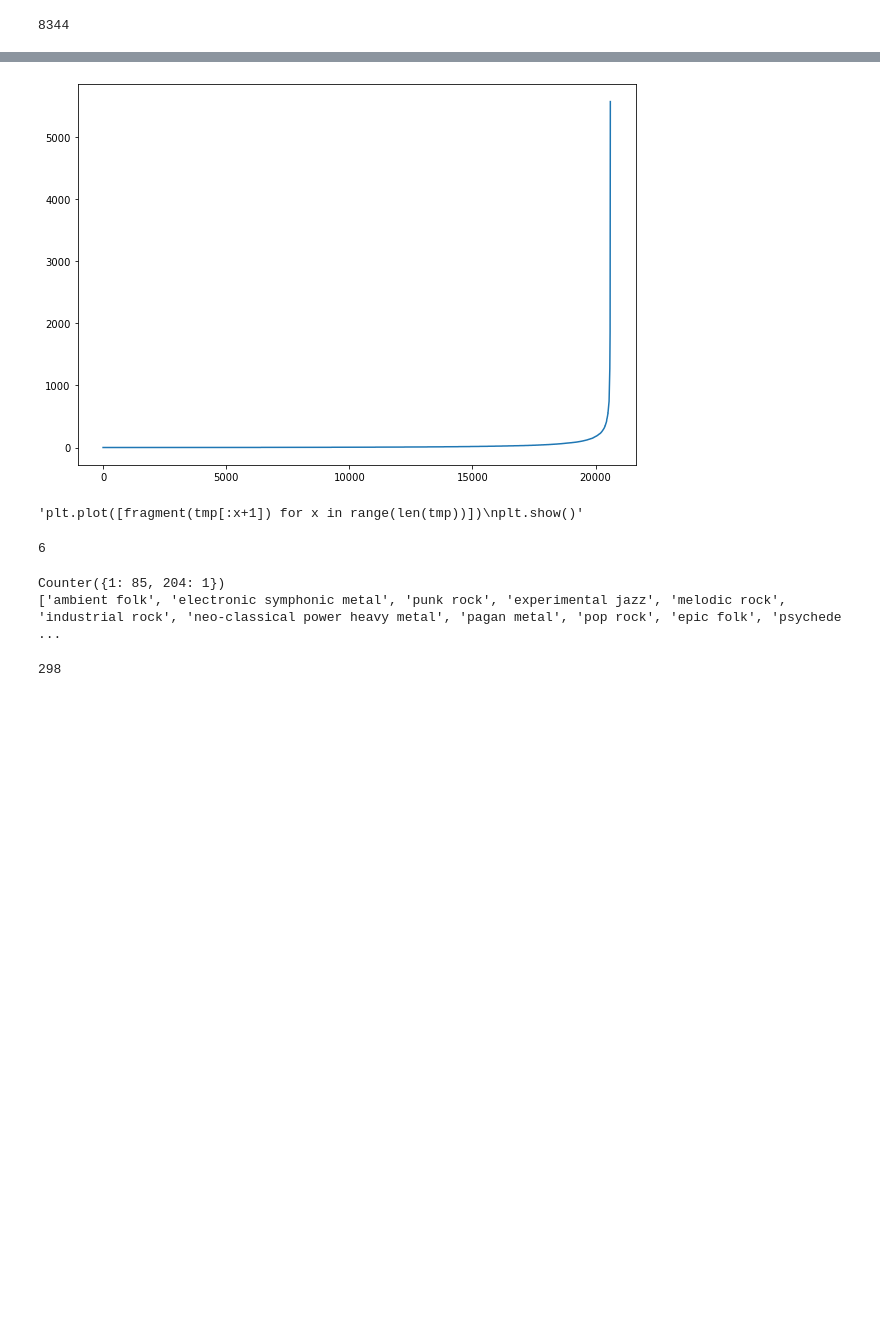
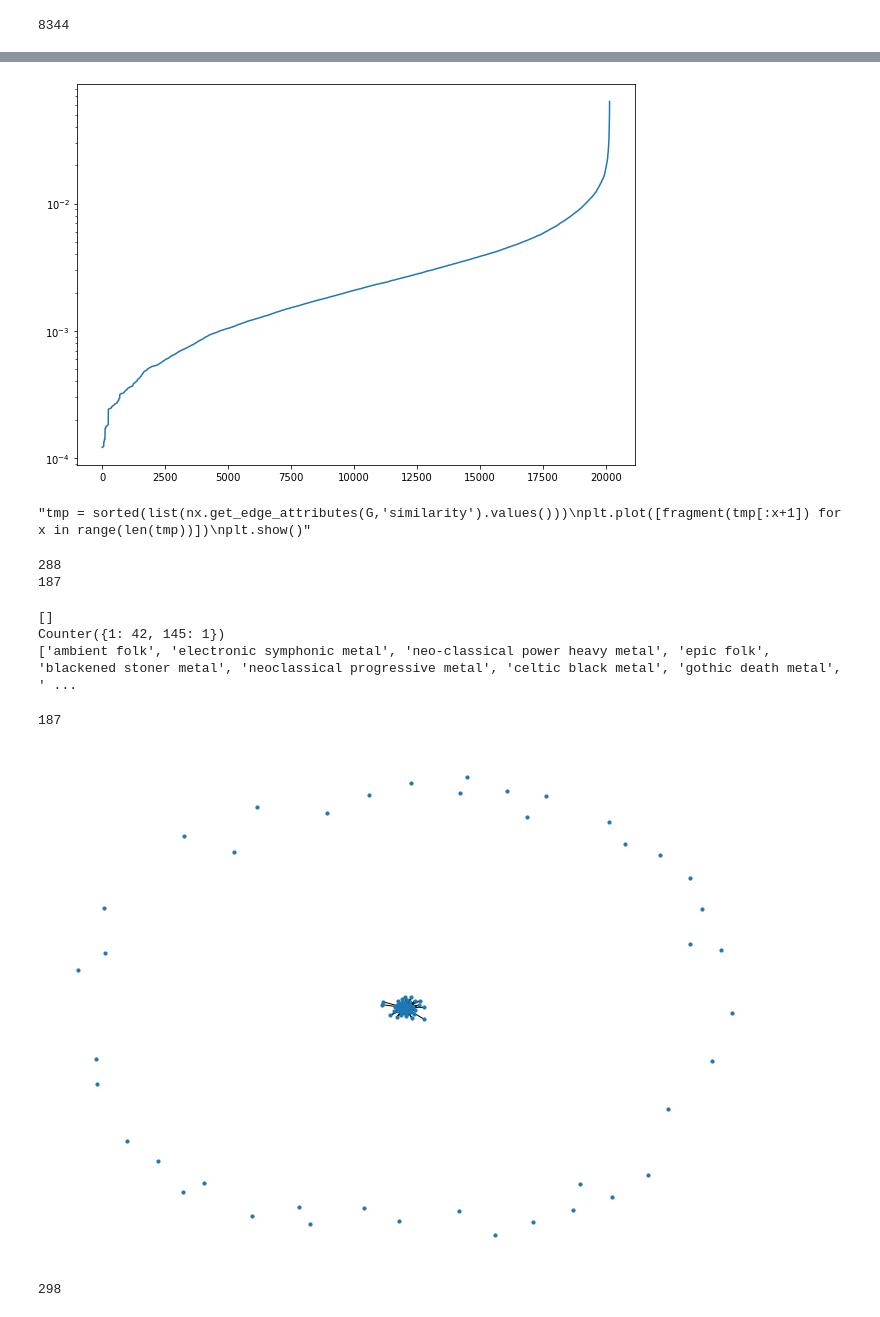
Before and after one commit to jzh001/Social-Network-Structure-in-Common-Interest-Communities, a Jupyter notebook: Network of Genres.ipynb, the cells around one changed output, grey strips where cells are left out. Cells and saved outputs as stored; diff of their text form; code cells hidden in the pictures; blank space fills up the shorter version.

```diff
--- a/Network of Genres.ipynb
+++ b/Network of Genres.ipynb
@@ -95,17 +109,26 @@ def fragment(inp):
     total = sum(inp)
     return -1*sum([(x/total)*math.log(x/total) for x in inp])
 # %%
-plt.plot(sorted(list(nx.get_edge_attributes(G,'weight').values())))
+plt.semilogy(sorted(list(nx.get_edge_attributes(G,'similarity').values())))
 plt.show()
 # %% [output]
-[figure, old version]
+[figure, new version]
 # %%
-tmp = sorted(list(nx.get_edge_attributes(G,'weight').values()))
-'''plt.plot([fragment(tmp[:x+1]) for x in range(len(tmp))])
+'''tmp = sorted(list(nx.get_edge_attributes(G,'similarity').values()))
+plt.plot([fragment(tmp[:x+1]) for x in range(len(tmp))])
 plt.show()'''
 # %% [output]
-'plt.plot([fragment(tmp[:x+1]) for x in range(len(tmp))])\nplt.show()'
+"tmp = sorted(list(nx.get_edge_attributes(G,'similarity').values()))\nplt.plot([fragment(tmp[:x+1]) for x in range(len(tmp))])\nplt.show()"
-# %%
-tmp[10000]
-# %% [output]
-6
+# %%
+genre_group = pickle.load(open('genre_group.p','rb'))
+print(G.number_of_nodes())
+G2 = G.copy()
+for node in G2.nodes():
+    #if node not in genre_group:
+        #print(node)
+    if node not in genre_group or genre_group[node] == 'Non-metal' or genre_group[node] == 'Others':
+        G.remove_node(node)
+print(G.number_of_nodes())
+# %% [output]
+288
+187
@@ -112,14 +137,33 @@ tmp[10000]
 # %%
+G = G3.copy()
 G2 = G.copy()
-for u,v in G2.edges():
+print(list(nx.isolates(G)))
+
+'''for u,v in G2.edges():
     if G2[u][v]['weight'] < 10:
         G.remove_edge(u,v)
+
+G.remove_nodes_from(list(nx.isolates(G)))
+
+G2 = G.copy()
+'''
+for u,v in G2.edges():
+    if G2[u][v]['weight'] < 5: #10 for double counting
+        G.remove_edge(u,v)
+
 nx.number_connected_components(G)
 print(clt.Counter([len(cc) for cc in nx.connected_components(G)]))
 print(list(nx.isolates(G)))
+G.number_of_nodes()
 # %% [output]
-Counter({1: 85, 204: 1})
-['ambient folk', 'electronic symphonic metal', 'punk rock', 'experimental jazz', 'melodic rock', 'industrial rock', 'neo-classical power heavy metal', 'pagan metal', 'pop rock', 'epic folk', 'psychede ...
+[]
+Counter({1: 42, 145: 1})
+['ambient folk', 'electronic symphonic metal', 'neo-classical power heavy metal', 'epic folk', 'blackened stoner metal', 'neoclassical progressive metal', 'celtic black metal', 'gothic death metal', ' ...
+187
+# %%
+nx.draw(G, node_size = 10)
+# %% [output]
+[figure, added]
 # %%
 genre_group = pickle.load(open('genre_group.p','rb'))
 len(genre_group)
```
Also changed, not shown: parts of 25 cells of this notebook, 3 other files.
